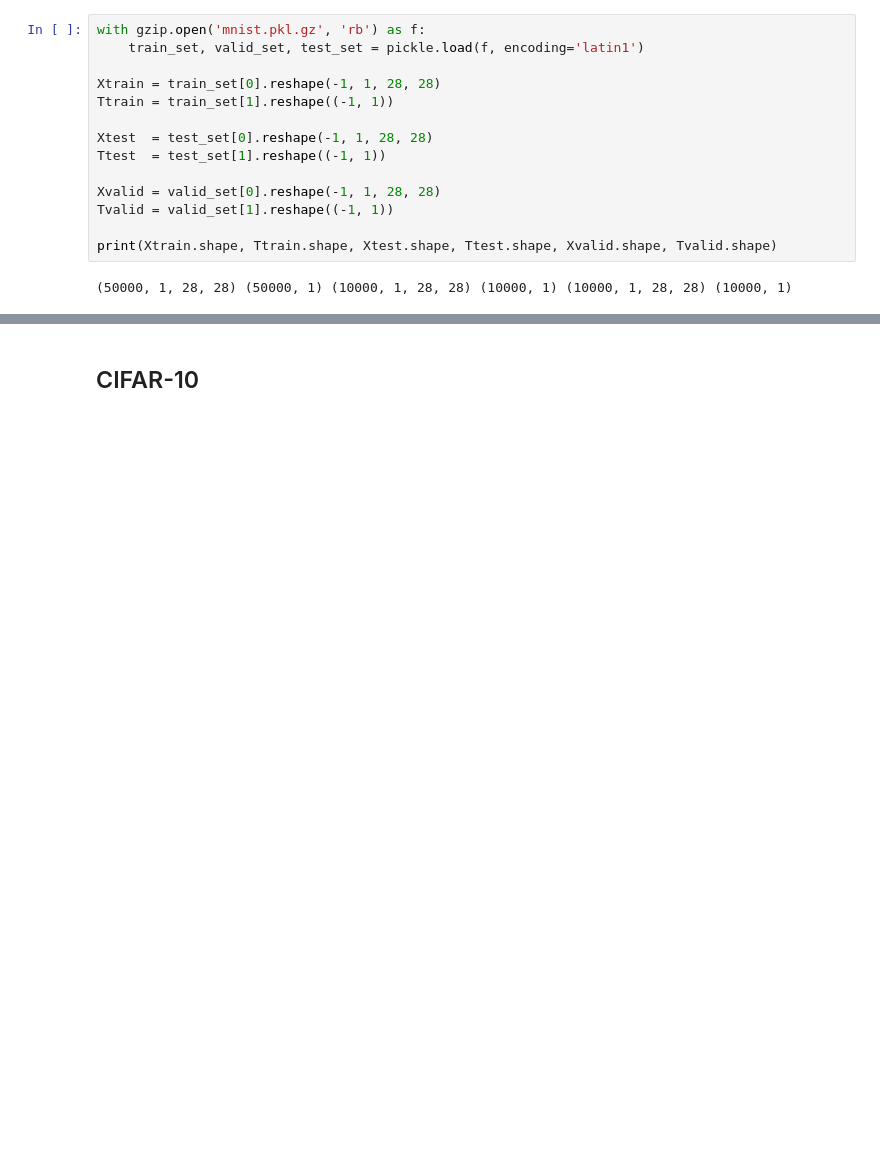
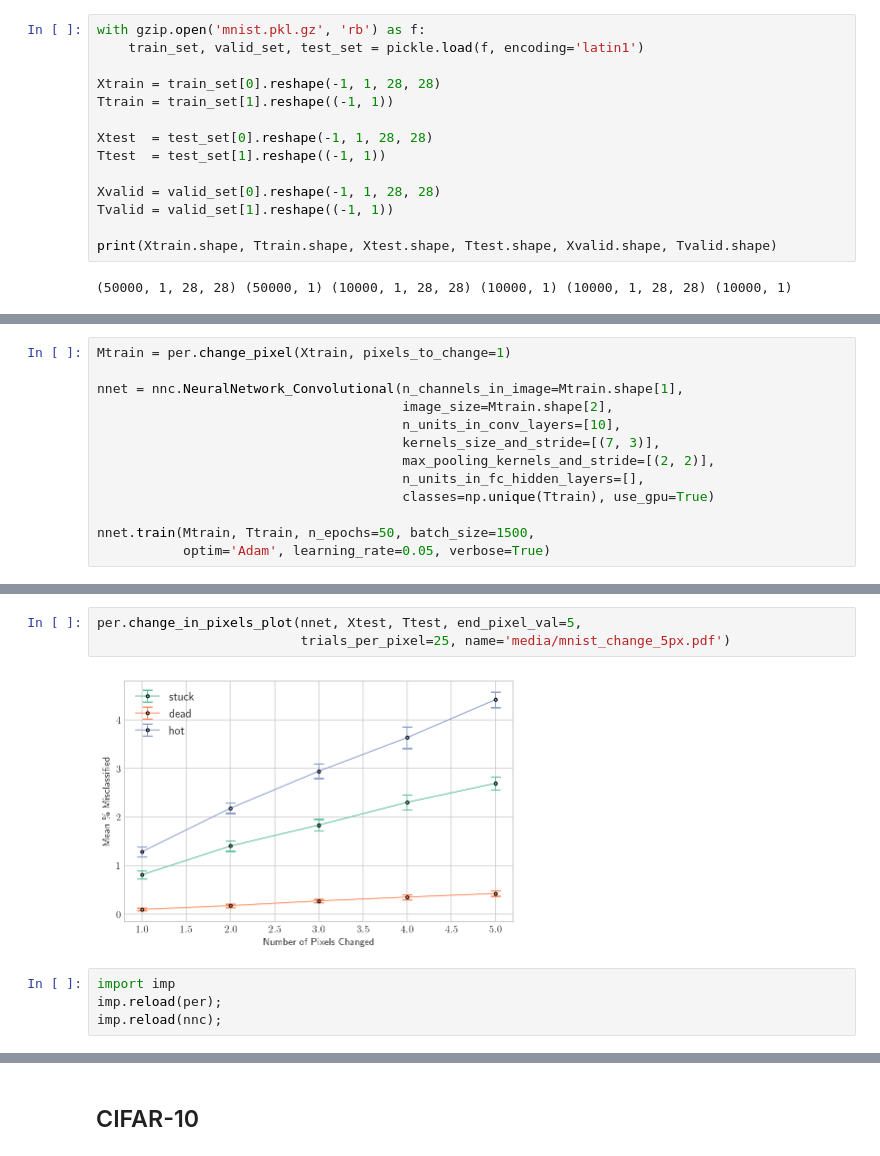
Before and after one commit to stockeh/augmented-image-classification, a Jupyter notebook: notebooks/single-pixel-study.ipynb, the cells around one changed output, grey strips where cells are left out. Drawn from its saved outputs; the diff is of its cells as text; blank space fills up the shorter version.

```diff
--- a/notebooks/single-pixel-study.ipynb
+++ b/notebooks/single-pixel-study.ipynb
@@ -157,0 +158,13 @@ Total of 179 misclassified samples,
+# %%
+Mtrain = per.change_pixel(Xtrain, pixels_to_change=1)
+
+nnet = nnc.NeuralNetwork_Convolutional(n_channels_in_image=Mtrain.shape[1],
+                                       image_size=Mtrain.shape[2],
+                                       n_units_in_conv_layers=[10],
+                                       kernels_size_and_stride=[(7, 3)],
+                                       max_pooling_kernels_and_stride=[(2, 2)],
+                                       n_units_in_fc_hidden_layers=[],
+                                       classes=np.unique(Ttrain), use_gpu=True)
+
+nnet.train(Mtrain, Ttrain, n_epochs=50, batch_size=1500,
+           optim='Adam', learning_rate=0.05, verbose=True)
@@ -157,0 +193,9 @@ Total of 179 misclassified samples,
+# %%
+per.change_in_pixels_plot(nnet, Xtest, Ttest, end_pixel_val=5,
+                          trials_per_pixel=25, name='media/mnist_change_5px.pdf')
+# %% [output]
+[figure, added]
+# %%
+import imp
+imp.reload(per);
+imp.reload(nnc);
```
Also changed, not shown: parts of 14 cells of this notebook, 3 other files.
